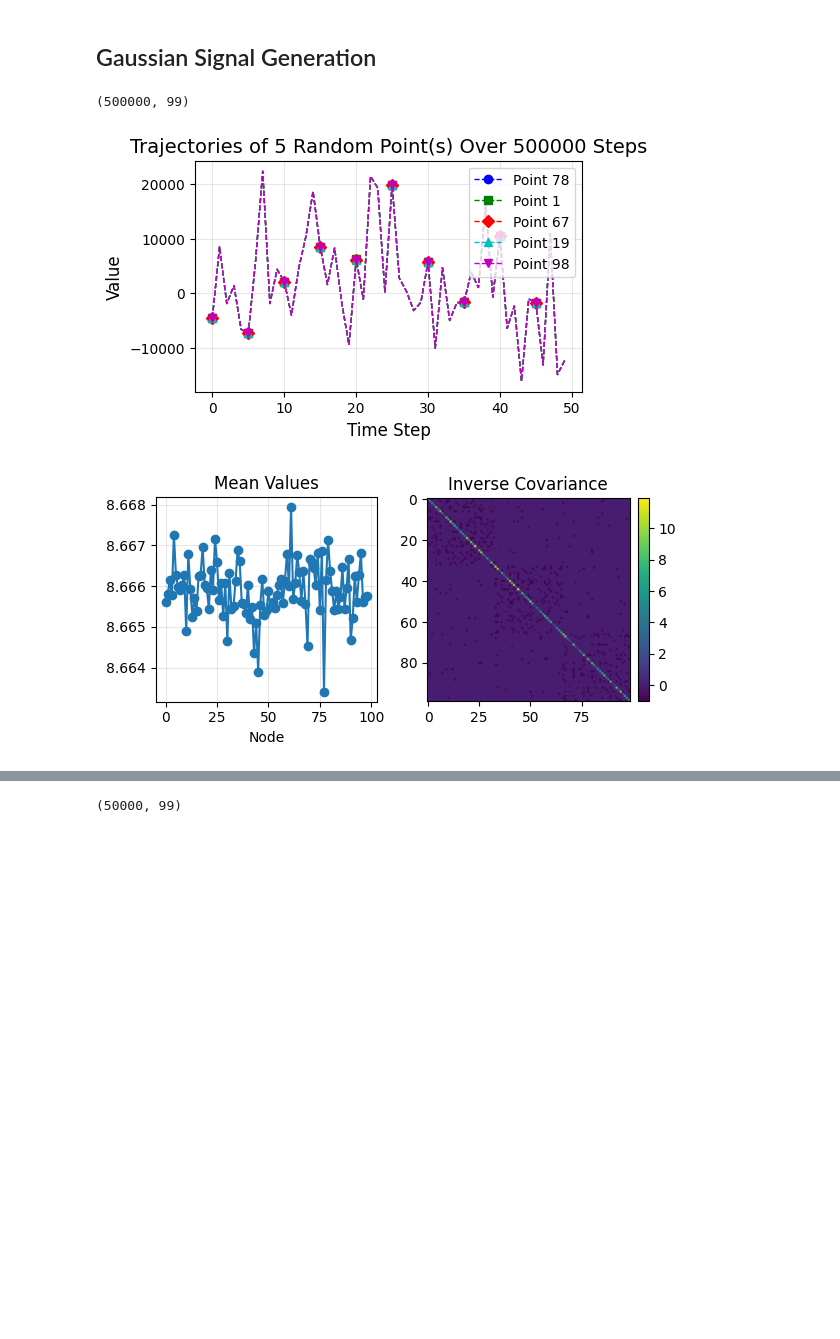
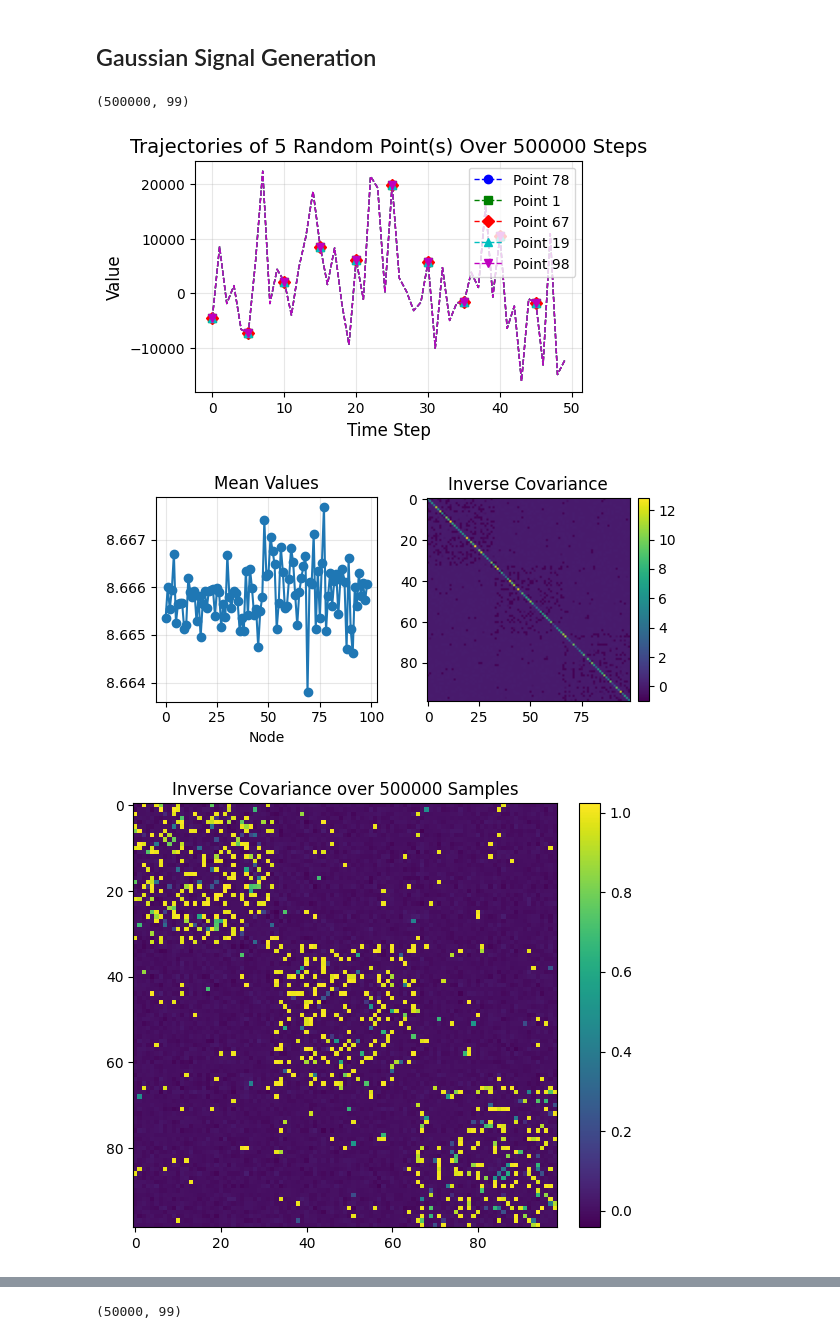
Before and after one commit to graphdatahub/NetworkInference, a Jupyter notebook: notebooks/demo.ipynb, the cells around one changed output, grey strips where cells are left out. Cells and saved outputs as stored; diff of their text form; code cells hidden in the pictures; blank space fills up the shorter version.

```diff
--- a/notebooks/demo.ipynb
+++ b/notebooks/demo.ipynb
@@ -237,13 +246,34 @@ def plot_mean_and_covariance(data, figsize=(6, 3)):
     plt.show()
 # %%
 S = SignalGenerator(28).generate_gaussian_signal(L, 500000)
+# np.fill_diagonal(S, 0)
 print(S.shape)
+
 plot_trajectories(S[:50,:], 5)
 plot_mean_and_covariance(S)
+
+def covariance_plot(data, figsize=(6, 5)):
+    covariance_matrix = np.cov(data, rowvar=False)
+    pinv_cov = pinvh(covariance_matrix)
+    L_hat = -pinv_cov
+    np.fill_diagonal(L_hat, 0)
+    plt.figure(figsize=figsize)
+    cax = plt.imshow(L_hat, cmap='viridis')
+    plt.title('Inverse Covariance over 500000 Samples')
+    plt.colorbar(cax, fraction=0.046, pad=0.04)
+    plt.tight_layout()
+    plt.savefig(f"inverse_covariance.png", dpi=300, bbox_inches="tight")
+    plt.show()
+
+L_hat = np.cov(S, rowvar=False)
+np.fill_diagonal(L_hat, 0)
+covariance_plot(S)
+# visualize_matrix(L_hat, 99, title = "Inverse Covariance over 500000 Samples", png_title="inverse_covariance")
 # %% [output]
 (500000, 99)
 [figure]
-[figure, old version]
+[figure, new version]
+[figure, added]
 # %%
 errors = []
 x = []
```
Also changed, not shown: parts of 7 cells of this notebook, 37 other files.
